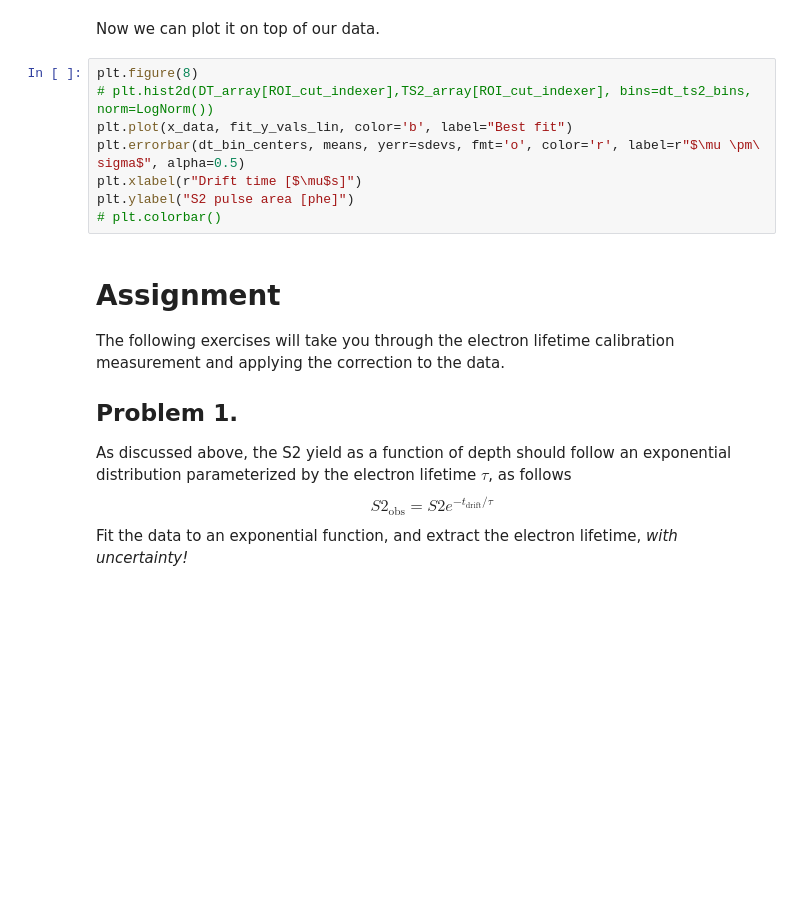
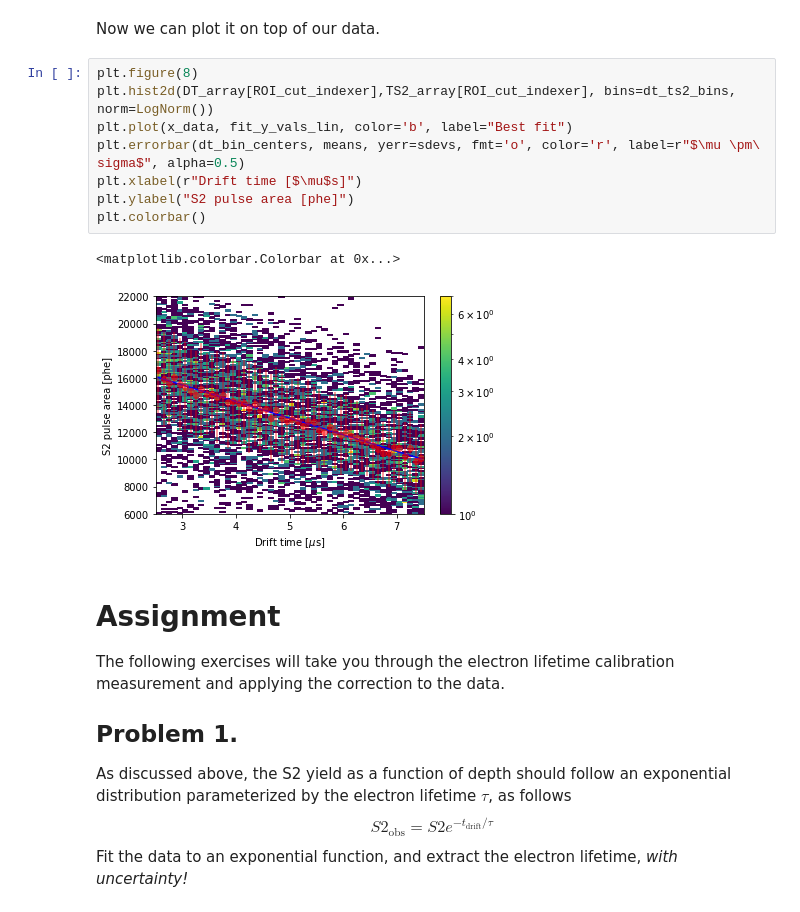
Before and after one commit to dtemps123/HS_Lessons, a Jupyter notebook: Lesson01.ipynb, the cells around one changed output. Saved outputs shown, nothing was run; the diff lists cells and outputs as text; blank space fills up the shorter version.

```diff
--- a/Lesson01.ipynb
+++ b/Lesson01.ipynb
@@ -248,12 +282,15 @@ print(perr_lin)
 Now we can plot it on top of our data.
 # %%
 plt.figure(8)
-# plt.hist2d(DT_array[ROI_cut_indexer],TS2_array[ROI_cut_indexer], bins=dt_ts2_bins, norm=LogNorm())
+plt.hist2d(DT_array[ROI_cut_indexer],TS2_array[ROI_cut_indexer], bins=dt_ts2_bins, norm=LogNorm())
 plt.plot(x_data, fit_y_vals_lin, color='b', label="Best fit")
 plt.errorbar(dt_bin_centers, means, yerr=sdevs, fmt='o', color='r', label=r"$\mu \pm\ sigma$", alpha=0.5)
 plt.xlabel(r"Drift time [$\mu$s]")
 plt.ylabel("S2 pulse area [phe]")
-# plt.colorbar()
+plt.colorbar()
+# %% [output]
+<matplotlib.colorbar.Colorbar at 0x...>
+[figure, added]
 # %% [markdown]
 # Assignment
 The following exercises will take you through the electron lifetime calibration measurement and applying the correction to the data.
```
Also changed, not shown: parts of 10 cells of this notebook, 1 other file.
